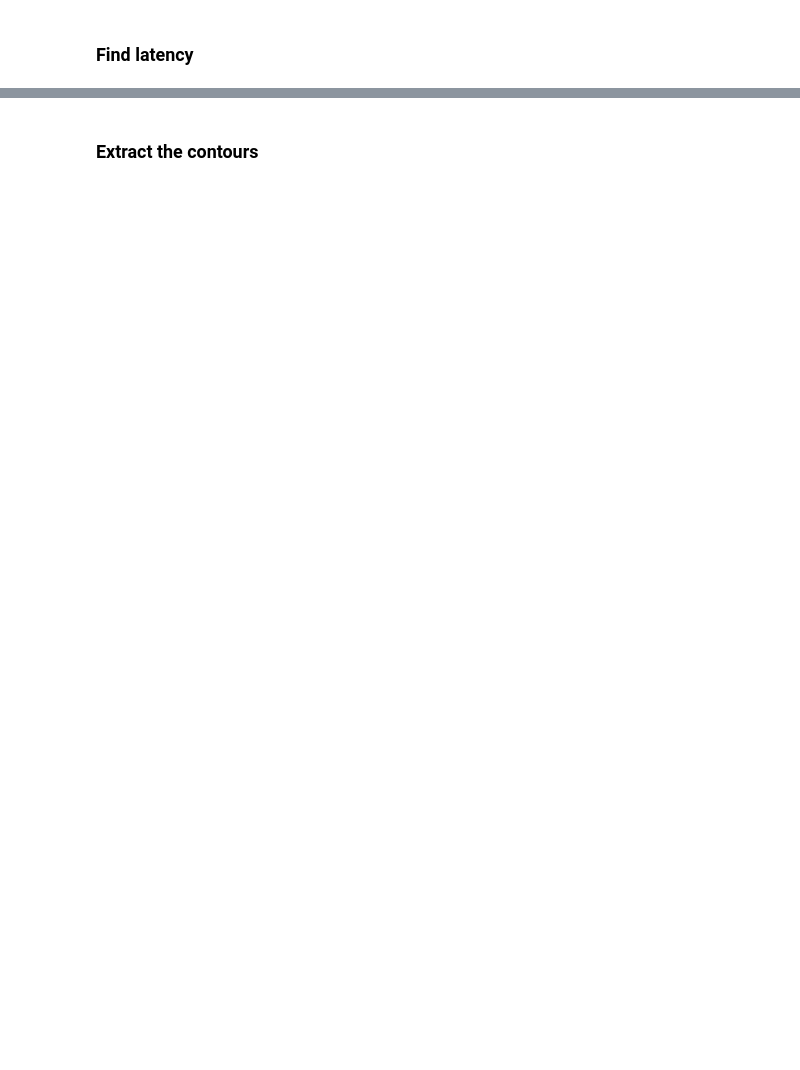
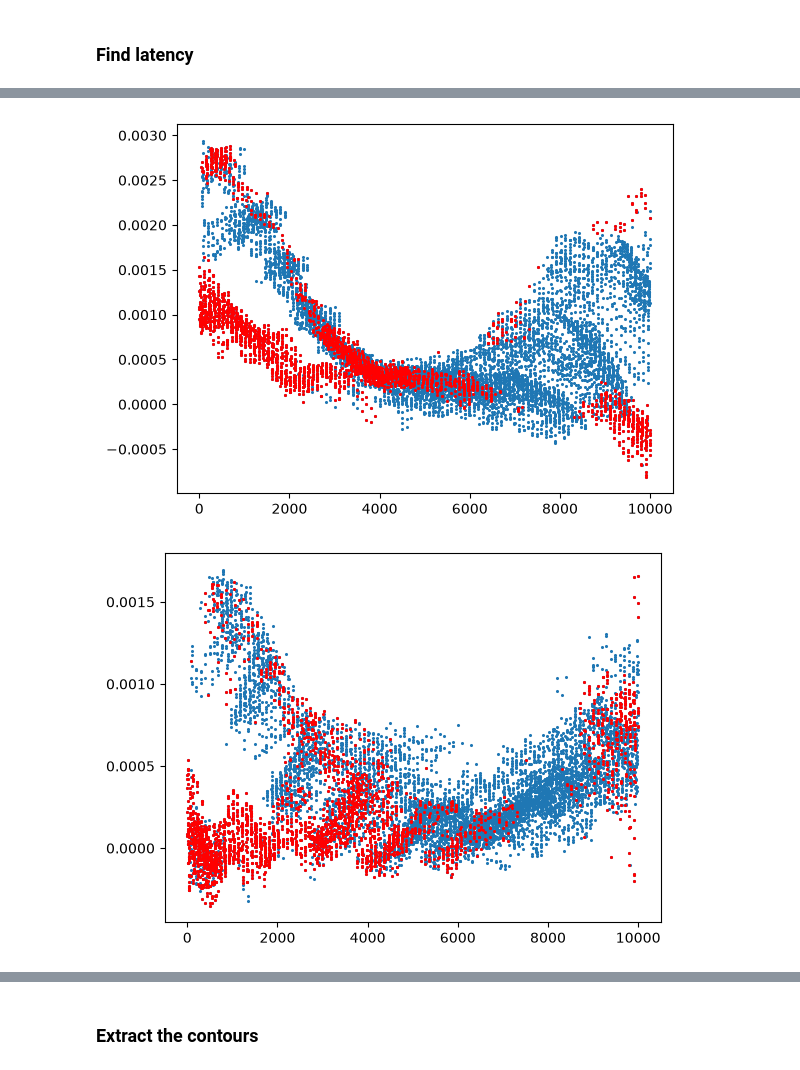
Before and after one commit to arthbreaker/DA3_VSDI_S1_G1_2026, a Jupyter notebook: scripts/latency.ipynb, the cells around one changed output, grey strips where cells are left out. Drawn from its saved outputs; the diff is of its cells as text; code cells hidden in the pictures; blank space fills up the shorter version.

```diff
--- a/scripts/latency.ipynb
+++ b/scripts/latency.ipynb
@@ -152,0 +198,23 @@ cond3_lat = extract_latency(cond3_ave, baseline3, lat3)
+# %%
+# out1 = np.argwhere((cond1_lat<10) | (cond1_lat>40))
+# out2 = np.argwhere((cond2_lat<10) | (cond2_lat>40))
+# out3 = np.argwhere((cond3_lat<10) | (cond3_lat>40))
+
+out1 = np.argwhere((cond1_lat.flatten()<10) | (cond1_lat.flatten()>40))
+out2 = np.argwhere((cond2_lat.flatten()<10) | (cond2_lat.flatten()>40))
+out3 = np.argwhere((cond3_lat.flatten()<10) | (cond3_lat.flatten()>40))
+
+plt.scatter(np.linspace(0, 10000, 10000), dist1, s=1.5)
+plt.scatter(out1, dist1[out1], s=1.5, c='r')
+plt.show()
+
+plt.scatter(np.linspace(0, 10000, 10000), dist2, s=1.5)
+plt.scatter(out2, dist2[out2], s=1.5, c='r')
+plt.show()
+
+plt.scatter(np.linspace(0, 10000, 10000), dist3, s=1.5)
+plt.scatter(out3, dist3[out3], s=1.5, c='r')
+plt.show()
+# %% [output]
+[figure, added]
+[figure, added]
```
Also changed, not shown: parts of 33 cells of this notebook, 5 other files.
